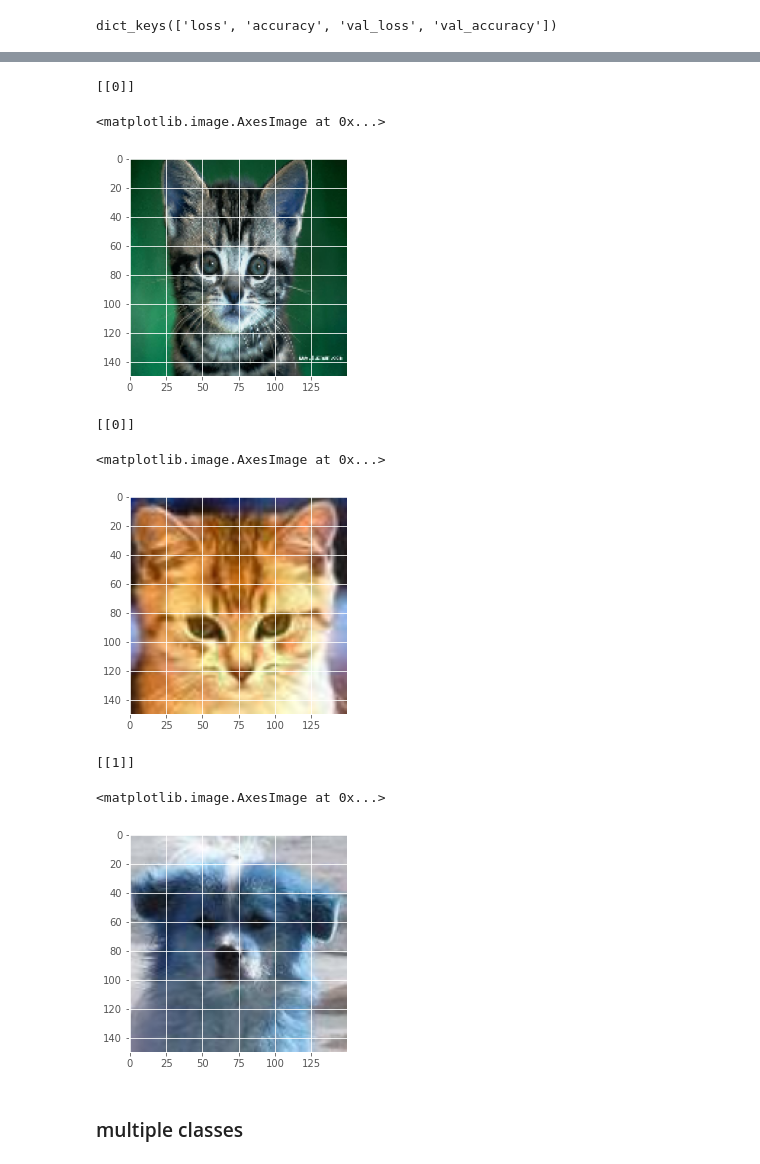
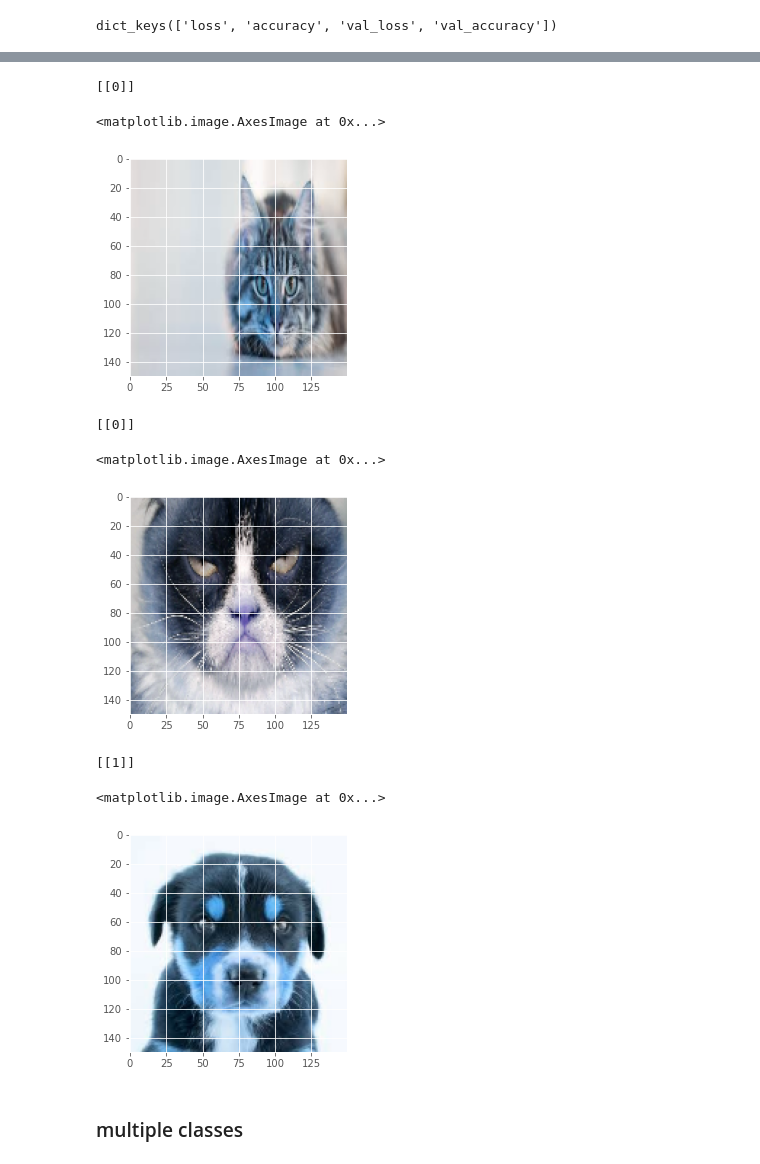
Before and after one commit to hachem13/data_artificial_inteligence, a Jupyter notebook: brief_projet/convenlution_neural_network/image_classification_keras.ipynb, the cells around one changed output, grey strips where cells are left out. Drawn from its saved outputs; the diff is of its cells as text; code cells hidden in the pictures.

```diff
--- a/brief_projet/convenlution_neural_network/image_classification_keras.ipynb
+++ b/brief_projet/convenlution_neural_network/image_classification_keras.ipynb
@@ -209,7 +208,7 @@ model.compile(loss='binary_crossentropy',
               optimizer='rmsprop',
               metrics=['accuracy'])
 
-img = cv2.imread('Image/CatHead/cat000908.jpg')
+img = cv2.imread('data/test/cat.jpeg')
 img = cv2.resize(img,(150,150))
 img2 = np.reshape(img,[1,150,150,3])
 classes = model.predict_classes(img2)
@@ -218,22 +217,22 @@ plt.imshow(img)
 # %% [output]
 [[0]]
 <matplotlib.image.AxesImage at 0x...>
-[figure, old version]
+[figure, new version]
 # %%
 model.compile(loss='binary_crossentropy',
               optimizer='rmsprop',
               metrics=['accuracy'])
 
-img = cv2.imread('Image/CatHead/cat751a.jpg')
+img = cv2.imread('data/test/cat1.jpeg')
 img = cv2.resize(img,(150,150))
 img2 = np.reshape(img,[1,150,150,3])
 classes = model.predict_classes(img2)
 print(classes)
 plt.imshow(img)
 # %% [output]
 [[0]]
 <matplotlib.image.AxesImage at 0x...>
-[figure, old version]
+[figure, new version]
 # %%
 
 #model = Sequential()
@@ -243,7 +242,7 @@ model.compile(loss='binary_crossentropy',
               optimizer='rmsprop',
               metrics=['accuracy'])
 
-img = cv2.imread('Image/DogHead/dog000043a.jpg')
+img = cv2.imread('data/test/dog.jpeg')
 img = cv2.resize(img,(150,150))
 img2 = np.reshape(img,[1,150,150,3])
 classes = model.predict_classes(img2)
@@ -252,7 +251,7 @@ plt.imshow(img)
 # %% [output]
 [[1]]
 <matplotlib.image.AxesImage at 0x...>
-[figure, old version]
+[figure, new version]
 # %% [markdown]
 ### multiple classes
 # %%
```
Also changed, not shown: parts of 51 cells of this notebook.
